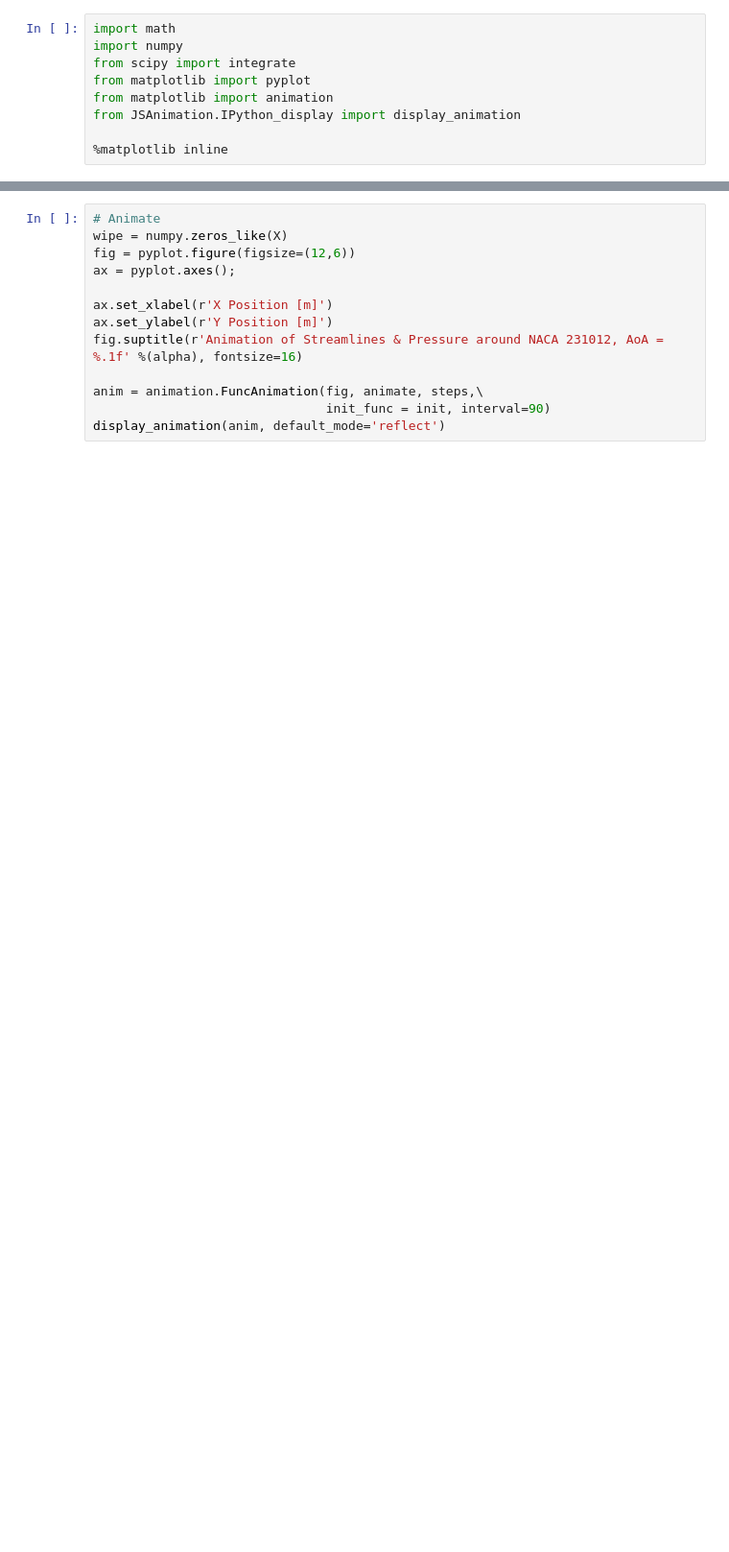
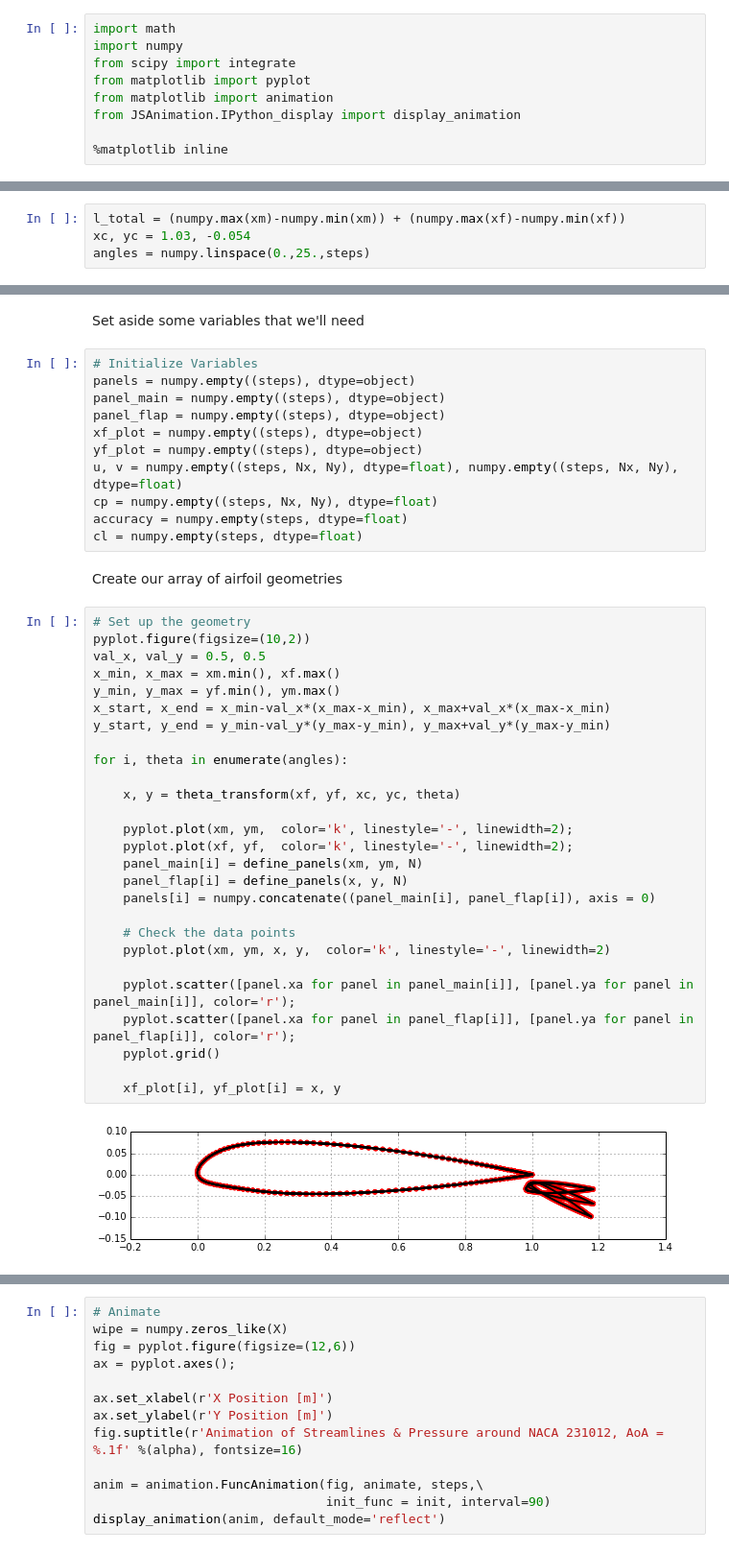
Before and after one commit to cparvini/AeroHydroWork, a Jupyter notebook: Project/BaseCode.ipynb, the cells around one changed output, grey strips where cells are left out. Shown at 96% size. Saved outputs shown, nothing was run; the diff lists cells and outputs as text; blank space fills up the shorter version.

```diff
--- a/Project/BaseCode.ipynb
+++ b/Project/BaseCode.ipynb
@@ -299,0 +272,4 @@ for i in xrange(steps):
+# %%
+l_total = (numpy.max(xm)-numpy.min(xm)) + (numpy.max(xf)-numpy.min(xf))
+xc, yc = 1.03, -0.054
+angles = numpy.linspace(0.,25.,steps)
@@ -299,0 +302,44 @@ for i in xrange(steps):
+# %% [markdown]
+Set aside some variables that we'll need
+# %%
+# Initialize Variables
+panels = numpy.empty((steps), dtype=object)
+panel_main = numpy.empty((steps), dtype=object)
+panel_flap = numpy.empty((steps), dtype=object)
+xf_plot = numpy.empty((steps), dtype=object)
+yf_plot = numpy.empty((steps), dtype=object)
+u, v = numpy.empty((steps, Nx, Ny), dtype=float), numpy.empty((steps, Nx, Ny), dtype=float)
+cp = numpy.empty((steps, Nx, Ny), dtype=float)
+accuracy = numpy.empty(steps, dtype=float)
+cl = numpy.empty(steps, dtype=float)
+# %% [markdown]
+Create our array of airfoil geometries
+# %%
+# Set up the geometry
+pyplot.figure(figsize=(10,2))
+val_x, val_y = 0.5, 0.5
+x_min, x_max = xm.min(), xf.max()
+y_min, y_max = yf.min(), ym.max()
+x_start, x_end = x_min-val_x*(x_max-x_min), x_max+val_x*(x_max-x_min)
+y_start, y_end = y_min-val_y*(y_max-y_min), y_max+val_y*(y_max-y_min)
+
+for i, theta in enumerate(angles):
+
+    x, y = theta_transform(xf, yf, xc, yc, theta)
+
+    pyplot.plot(xm, ym,  color='k', linestyle='-', linewidth=2);
+    pyplot.plot(xf, yf,  color='k', linestyle='-', linewidth=2);
+    panel_main[i] = define_panels(xm, ym, N)
+    panel_flap[i] = define_panels(x, y, N)
+    panels[i] = numpy.concatenate((panel_main[i], panel_flap[i]), axis = 0)
+
+    # Check the data points
+    pyplot.plot(xm, ym, x, y,  color='k', linestyle='-', linewidth=2)
+
+    pyplot.scatter([panel.xa for panel in panel_main[i]], [panel.ya for panel in panel_main[i]], color='r');
+    pyplot.scatter([panel.xa for panel in panel_flap[i]], [panel.ya for panel in panel_flap[i]], color='r');
+    pyplot.grid()
+
+    xf_plot[i], yf_plot[i] = x, y
+# %% [output]
+[figure, added]
```
Also changed, not shown: parts of 18 cells of this notebook, 8 other files.
